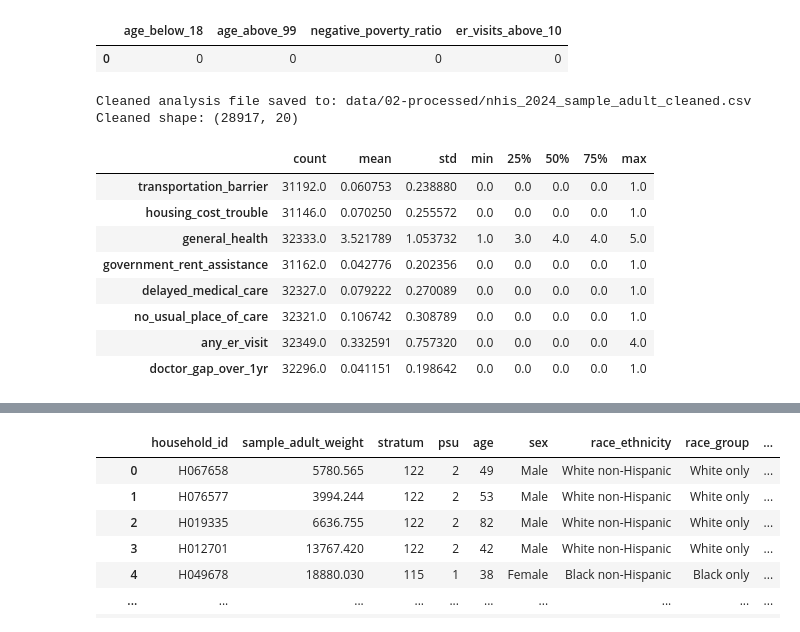
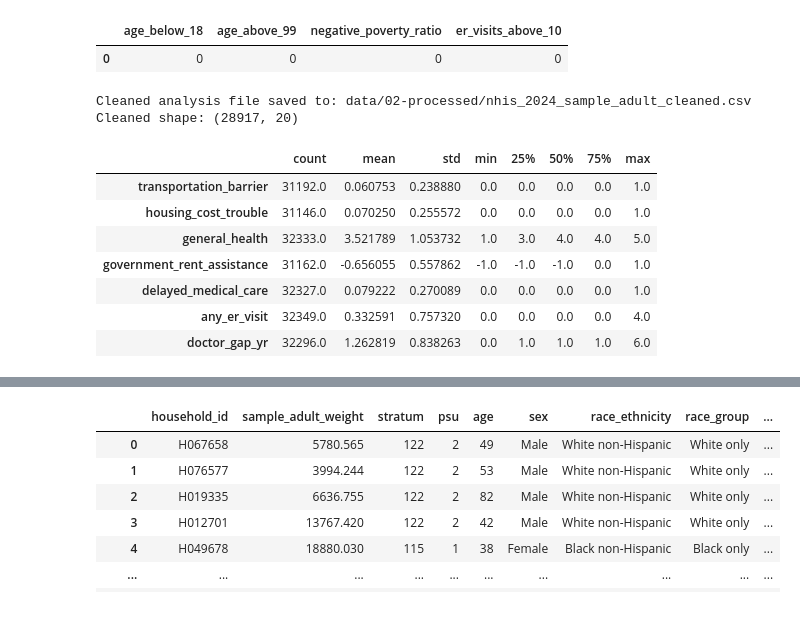
Before and after one commit to COGS108/Group-SP26-079, a Jupyter notebook: 01-DataCheckpoint.ipynb, the cells around one changed output, grey strips where cells are left out. Cells and saved outputs as stored; diff of their text form; code cells hidden in the pictures.

```diff
--- a/01-DataCheckpoint.ipynb
+++ b/01-DataCheckpoint.ipynb
@@ -276,6 +276,11 @@ insurance_map={
     1: 'Insured',
     2: 'Uninsured'
 }
+usual_place_map = {
+    1: 'Has usual place of care',
+    2: 'No single usual place',
+    3: 'No usual place'
+}
 
 df['sex'] = df['SEX_A'].map(sex_map)
 df['race_ethnicity'] = df['HISPALLP_A'].map(race_ethnicity_map)
@@ -284,6 +289,7 @@ df['education'] = df['EDUCP_A'].map(education_map)
 df['health_insurance']=df['HICOV_A'].map(insurance_map)
 df['general_health'] = df['PHSTAT_A'].map(health_map)
 df['housing_tenure'] = df['HOUTENURE_A'].map(tenure_map)
+df['usual_place_care']=df['USUALPL_A'].map(usual_place_map)
 # %% [markdown]
 Cleaning choices: the NHIS codebook uses numeric values such as 7, 8, 9, 97, and 99 for refused, not ascertained, and don't know responses. These are not meaningful measured values, so we convert them to `NaN` before creating analysis variables. We do not drop all rows with missing values at this checkpoint because some missingness is structural. For example, `HOUGVASST_A` is mainly relevant for renters, so homeowners are later coded as 0 for government rent assistance while true nonresponse remains missing. For summary indexes, we use `sum(..., min_count=1)` so respondents with at least one valid component can still contribute, while rows with no valid component remain missing.
 # %%
@@ -341,46 +347,44 @@ Name: count, dtype: int64
 |  | age_below_18 | age_above_99 | negative_poverty_ratio | er_visits_above_10 |
 | 0 | 0 | 0 | 0 | 0 |
 # %%
+# We convert binary variable to standardized binary form. In the survey, 1 is 'yes', 2 is 'no'. We convert them to the system of 1=yes, 0=no.
 df['transportation_barrier'] = np.where(df['TRANSPOR_A'].notna(), (df['TRANSPOR_A'] == 1).astype(int), np.nan)
 df['housing_cost_trouble'] = np.where(df['HOUSECOST_A'].notna(), (df['HOUSECOST_A'] == 1).astype(int), np.nan)
 
-# HOUGVASST_A is only asked of renters. We keep homeowners / non-renters as 0 here.
+# HOUGVASST_A is only asked of renters. We keep homeowners / non-renters as -1 here.
 df['government_rent_assistance'] = np.where(df['HOUGVASST_A'] == 1, 1,
                                     np.where(df['HOUGVASST_A'] == 2, 0, np.nan))
-df.loc[df['HOUTENURE_A'].isin([1, 3]), 'government_rent_assistance'] = 0
+df.loc[df['HOUTENURE_A'].isin([1, 3]), 'government_rent_assistance'] = -1
 df['delayed_medical_care'] = np.where(df['MEDDL12M_A'].notna(), (df['MEDDL12M_A'] == 1).astype(int), np.nan)
-df['no_usual_place_of_care'] = np.where(df['USUALPL_A'].notna(), df['USUALPL_A'].isin([2, 3]).astype(int), np.nan)
-df = df.dropna(subset=['EMERG12MTC_A'])
 df['any_er_visit']=df['EMERG12MTC_A']
-df['doctor_gap_over_1yr'] = np.where(df['LASTDR_A'].notna(), df['LASTDR_A'].isin([4, 5, 6]).astype(int), np.nan)
+df['doctor_gap_yr'] = df['LASTDR_A']
 analysis_vars = [
     'transportation_barrier', 'housing_cost_trouble', 'general_health',
     'government_rent_assistance',
-    'delayed_medical_care', 'no_usual_place_of_care', 'any_er_visit',
-    'doctor_gap_over_1yr'
+    'delayed_medical_care', 'any_er_visit',
+    'doctor_gap_yr'
 ]
 keep_cols = [
     'HHX', 'WTFA_A', 'PSTRAT', 'PPSU', 'AGEP_A', 'sex', 'race_ethnicity', 'race_group',
-    'education', 'POVRATTC_A', 'health_insurance', 'housing_tenure'
+    'education', 'POVRATTC_A', 'health_insurance', 'housing_tenure','usual_place_care'
 ] + analysis_vars
 
 clean_nhis = df[keep_cols].copy()
 clean_nhis=clean_nhis.dropna()
 clean_nhis.to_csv(processed_dir / 'nhis_2024_sample_adult_cleaned.csv', index=False)
 
 print(f'Cleaned analysis file saved to: {processed_dir / "nhis_2024_sample_adult_cleaned.csv"}')
 print('Cleaned shape:', clean_nhis.shape)
 
 df[analysis_vars].describe().T
 # %% [output]
 Cleaned analysis file saved to: data/02-processed/nhis_2024_sample_adult_cleaned.csv
 Cleaned shape: (28917, 20)
 |  | count | mean | std | min | 25% | 50% | 75% | max |
 | transportation_barrier | 31192.0 | 0.060753 | 0.238880 | 0.0 | 0.0 | 0.0 | 0.0 | 1.0 |
 | housing_cost_trouble | 31146.0 | 0.070250 | 0.255572 | 0.0 | 0.0 | 0.0 | 0.0 | 1.0 |
 | general_health | 32333.0 | 3.521789 | 1.053732 | 1.0 | 3.0 | 4.0 | 4.0 | 5.0 |
-| government_rent_assistance | 31162.0 | 0.042776 | 0.202356 | 0.0 | 0.0 | 0.0 | 0.0 | 1.0 |
+| government_rent_assistance | 31162.0 | -0.656055 | 0.557862 | -1.0 | -1.0 | -1.0 | 0.0 | 1.0 |
 | delayed_medical_care | 32327.0 | 0.079222 | 0.270089 | 0.0 | 0.0 | 0.0 | 0.0 | 1.0 |
-| no_usual_place_of_care | 32321.0 | 0.106742 | 0.308789 | 0.0 | 0.0 | 0.0 | 0.0 | 1.0 |
 | any_er_visit | 32349.0 | 0.332591 | 0.757320 | 0.0 | 0.0 | 0.0 | 0.0 | 4.0 |
-| doctor_gap_over_1yr | 32296.0 | 0.041151 | 0.198642 | 0.0 | 0.0 | 0.0 | 0.0 | 1.0 |
+| doctor_gap_yr | 32296.0 | 1.262819 | 0.838263 | 0.0 | 1.0 | 1.0 | 1.0 | 6.0 |
```
Also changed, not shown: parts of 6 cells of this notebook.
